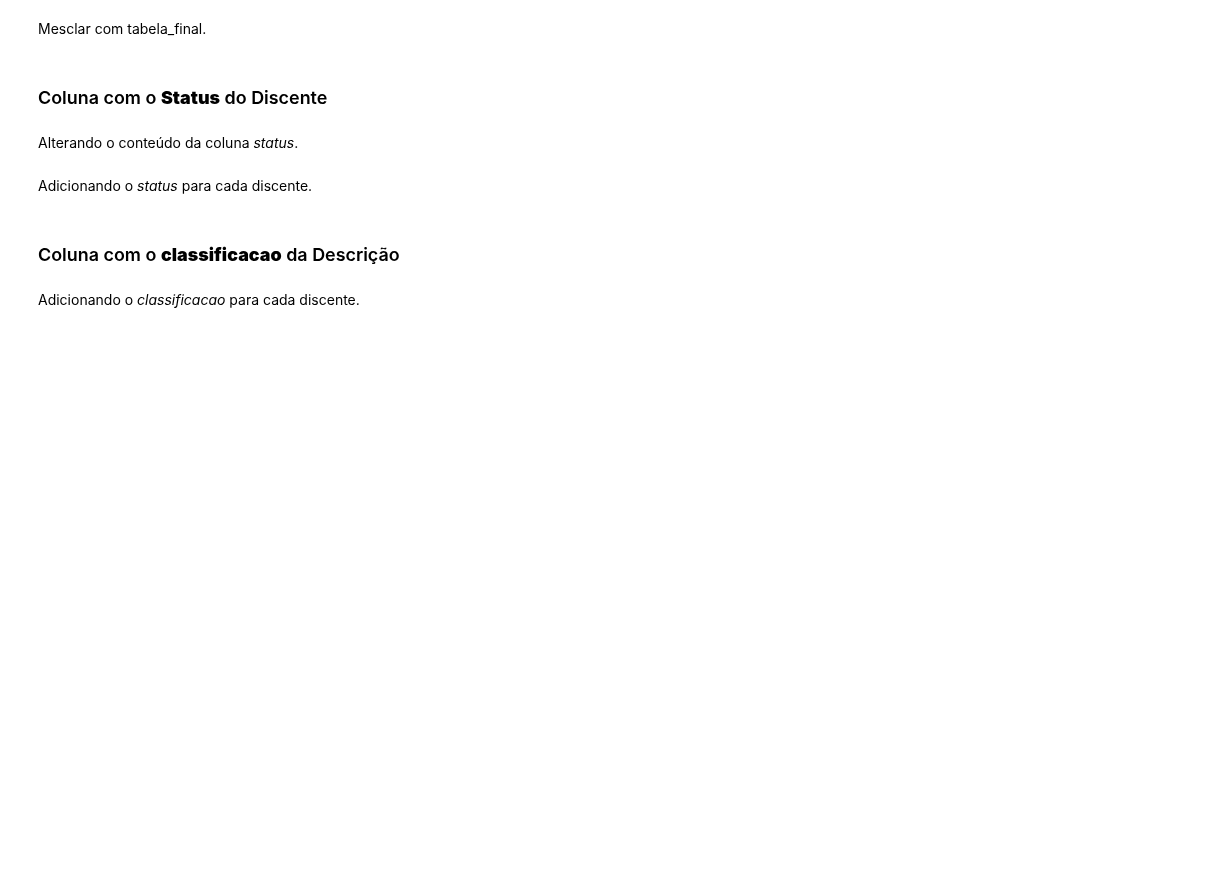
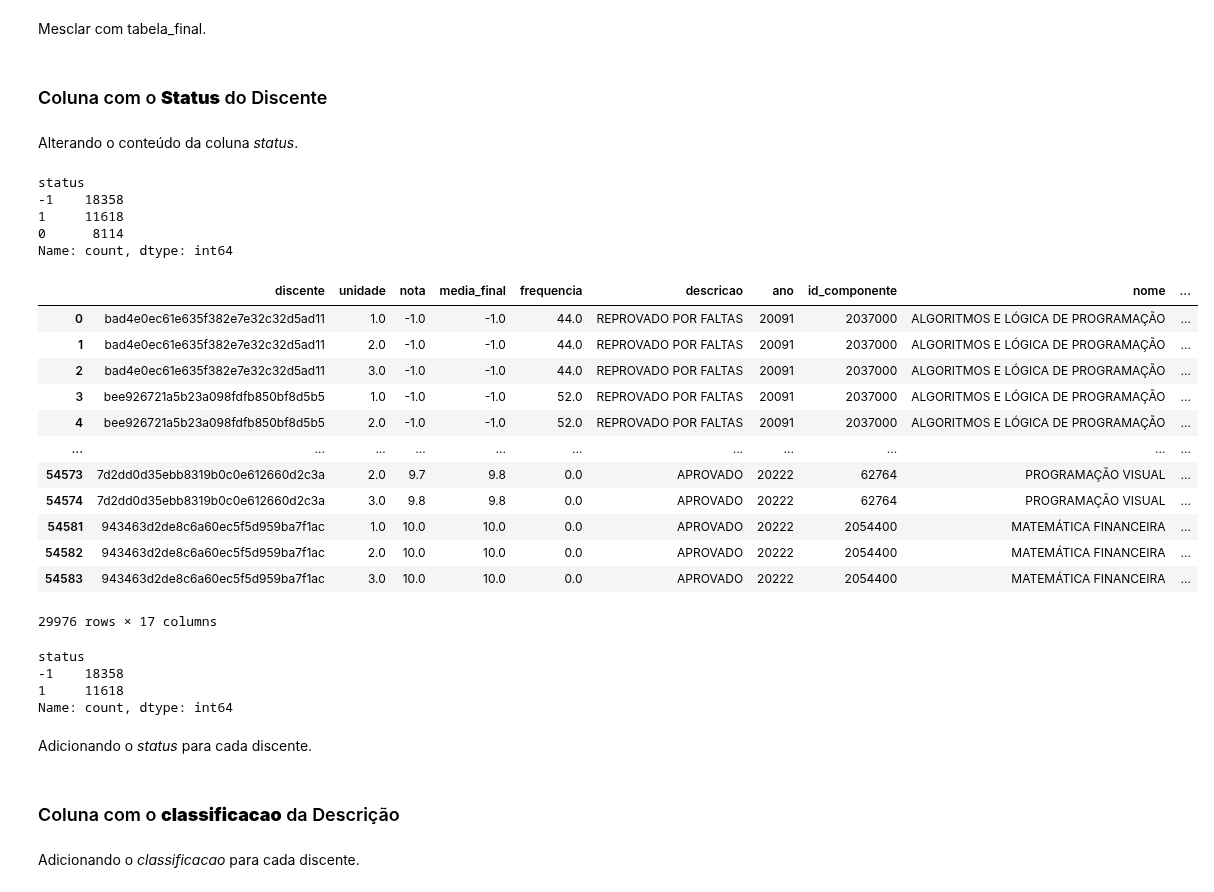
Before and after one commit to wanessabezerra/dataframe-bsi, a Jupyter notebook: dataframe-bsi/dados-extraidos.ipynb, the cells around one changed output. Cells and saved outputs as stored; diff of their text form; code cells hidden in the pictures; blank space fills up the shorter version.

```diff
--- a/dataframe-bsi/dados-extraidos.ipynb
+++ b/dataframe-bsi/dados-extraidos.ipynb
@@ -286,4 +284,38 @@ df_dados_filtrado['status'] = df_dados_filtrado['status'].replace({
     'FORMADO': 1,'CONCLUÍDO': 1})
+# %%
+status_data = df_dados_filtrado['status'].value_counts()
+status_data
+# %% [output]
+status
+-1    18358
+1     11618
+0      8114
+Name: count, dtype: int64
+# %%
+df_dados_filtrado = df_dados_filtrado[df_dados_filtrado['status'] != 0]
+df_dados_filtrado
+# %% [output]
+|  | discente | unidade | nota | media_final | frequencia | descricao | ano | id_componente | nome | ... |
+| 0 | bad4e0ec61e635f382e7e32c32d5ad11 | 1.0 | -1.0 | -1.0 | 44.0 | REPROVADO POR FALTAS | 20091 | 2037000 | ALGORITMOS E LÓGICA DE PROGRAMAÇÃO | ... |
+| 1 | bad4e0ec61e635f382e7e32c32d5ad11 | 2.0 | -1.0 | -1.0 | 44.0 | REPROVADO POR FALTAS | 20091 | 2037000 | ALGORITMOS E LÓGICA DE PROGRAMAÇÃO | ... |
+| 2 | bad4e0ec61e635f382e7e32c32d5ad11 | 3.0 | -1.0 | -1.0 | 44.0 | REPROVADO POR FALTAS | 20091 | 2037000 | ALGORITMOS E LÓGICA DE PROGRAMAÇÃO | ... |
+| 3 | bee926721a5b23a098fdfb850bf8d5b5 | 1.0 | -1.0 | -1.0 | 52.0 | REPROVADO POR FALTAS | 20091 | 2037000 | ALGORITMOS E LÓGICA DE PROGRAMAÇÃO | ... |
+| 4 | bee926721a5b23a098fdfb850bf8d5b5 | 2.0 | -1.0 | -1.0 | 52.0 | REPROVADO POR FALTAS | 20091 | 2037000 | ALGORITMOS E LÓGICA DE PROGRAMAÇÃO | ... |
+| ... | ... | ... | ... | ... | ... | ... | ... | ... | ... | ... |
+| 54573 | 7d2dd0d35ebb8319b0c0e612660d2c3a | 2.0 | 9.7 | 9.8 | 0.0 | APROVADO | 20222 | 62764 | PROGRAMAÇÃO VISUAL | ... |
+| 54574 | 7d2dd0d35ebb8319b0c0e612660d2c3a | 3.0 | 9.8 | 9.8 | 0.0 | APROVADO | 20222 | 62764 | PROGRAMAÇÃO VISUAL | ... |
+| 54581 | 943463d2de8c6a60ec5f5d959ba7f1ac | 1.0 | 10.0 | 10.0 | 0.0 | APROVADO | 20222 | 2054400 | MATEMÁTICA FINANCEIRA | ... |
+| 54582 | 943463d2de8c6a60ec5f5d959ba7f1ac | 2.0 | 10.0 | 10.0 | 0.0 | APROVADO | 20222 | 2054400 | MATEMÁTICA FINANCEIRA | ... |
+| 54583 | 943463d2de8c6a60ec5f5d959ba7f1ac | 3.0 | 10.0 | 10.0 | 0.0 | APROVADO | 20222 | 2054400 | MATEMÁTICA FINANCEIRA | ... |
+29976 rows × 17 columns
+# %%
+status_data = df_dados_filtrado['status'].value_counts()
+status_data
+# %% [output]
+status
+-1    18358
+1     11618
+Name: count, dtype: int64
 # %% [markdown]
 Adicionando o *status* para cada discente.
 # %%
```
Also changed, not shown: parts of 15 cells of this notebook.
